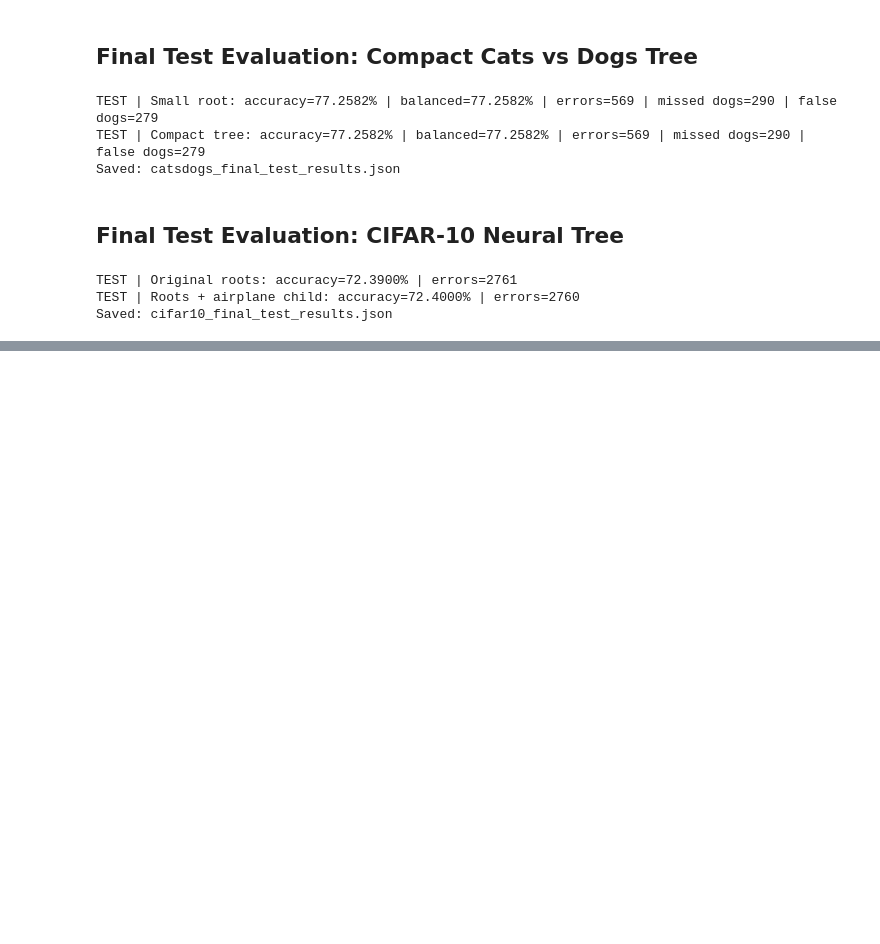
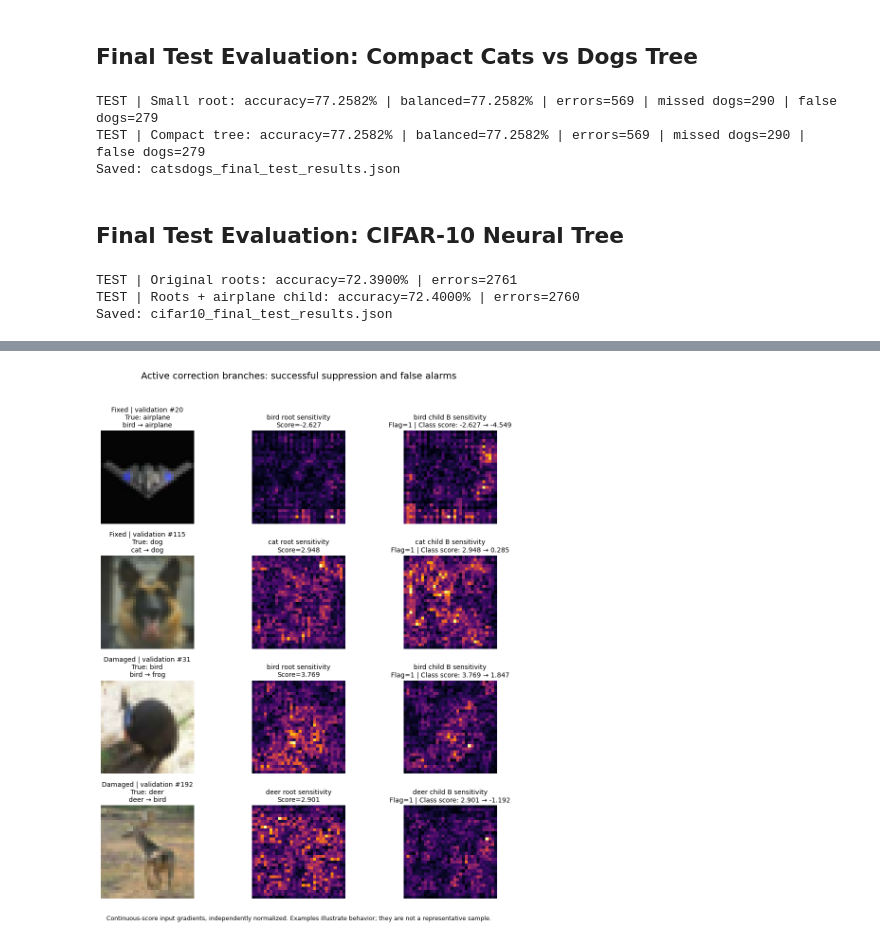
Before and after one commit to aromaindus049-byte/neural-tree-assignment, a Jupyter notebook: ASSIGNMENT TREE 3CNN.ipynb, the cells around one changed output, grey strips where cells are left out. Saved outputs shown, nothing was run; the diff lists cells and outputs as text; code cells hidden in the pictures; blank space fills up the shorter version.

```diff
--- a/ASSIGNMENT TREE 3CNN.ipynb
+++ b/ASSIGNMENT TREE 3CNN.ipynb
@@ -4382,0 +6074,16 @@ Saved: cifar10_final_test_results.json
+# %%
+from pathlib import Path
+
+print("Possible CIFAR capacity checkpoints:")
+matches = sorted({
+    path
+    for pattern in ["*capacity*.pt", "*width*.pt"]
+    for path in Path(".").glob(pattern)
+    if "cifar" in path.name.lower()
+})
+
+for path in matches:
+    print(path.name)
+
+if not matches:
+    print("No matching checkpoints found.")
@@ -4382,0 +6734,75 @@ Saved: cifar10_final_test_results.json
+# %%
+# Active branches explaining these four examples.
+explanatory_branches = [
+    ("Fixed", 20, 2, "B"),     # Bird B suppresses competing bird.
+    ("Fixed", 115, 3, "B"),    # Cat B suppresses competing cat.
+    ("Damaged", 31, 2, "B"),   # Bird B suppresses genuine bird.
+    ("Damaged", 192, 4, "B")   # Deer B suppresses genuine deer.
+]
+
+fig, axes = plt.subplots(4, 3, figsize=(10, 12))
+
+for row, (outcome, index, class_index, child_name) in enumerate(
+    explanatory_branches
+):
+    image, label = val_dataset[index]
+    key = (class_index, child_name)
+    branch_name = cifar_class_names[class_index]
+
+    axes[row, 0].imshow(
+        image.permute(1, 2, 0).cpu().clamp(0, 1)
+    )
+    axes[row, 0].set_title(
+        f"{outcome} | validation #{index}\n"
+        f"True: {cifar_class_names[int(label)]}\n"
+        f"{cifar_class_names[int(parent_predictions[index])]} → "
+        f"{cifar_class_names[int(tree_predictions[index])]}",
+        fontsize=10
+    )
+
+    root_map, root_score = node_sensitivity(
+        image, cifar_innovation_roots[8].nodes[class_index]
+    )
+    child_map, child_score = node_sensitivity(
+        image, cifar_pruned_children[key]
+    )
+
+    axes[row, 1].imshow(root_map, cmap="inferno", vmin=0, vmax=1)
+    axes[row, 1].set_title(
+        f"{branch_name} root sensitivity\n"
+        f"Score={root_score:.3f}",
+        fontsize=10
+    )
+
+    axes[row, 2].imshow(child_map, cmap="inferno", vmin=0, vmax=1)
+    axes[row, 2].set_title(
+        f"{branch_name} child {child_name} sensitivity\n"
+        f"Flag={int(cifar_val_flags[key][index])} | "
+        f"Class score: "
+        f"{cifar_base_val[index, class_index]:.3f} → "
+        f"{cifar_corrected_val[index, class_index]:.3f}",
+        fontsize=10
+    )
+
+    for ax in axes[row]:
+        ax.axis("off")
+
+fig.suptitle(
+    "Active correction branches: successful suppression and false alarms",
+    fontsize=14
+)
+fig.tight_layout(rect=[0, 0.04, 1, 0.96])
+fig.text(
+    0.5, 0.015,
+    "Continuous-score input gradients, independently normalized. "
+    "Examples illustrate behavior; they are not a representative sample.",
+    ha="center", fontsize=9
+)
+
+fig.savefig("cifar_active_branch_sensitivity.png",
+            dpi=300, bbox_inches="tight")
+fig.savefig("cifar_active_branch_sensitivity.pdf",
+            bbox_inches="tight")
+plt.show()
+# %% [output]
+[figure, added]
```
Also changed, not shown: parts of 25 cells of this notebook.
